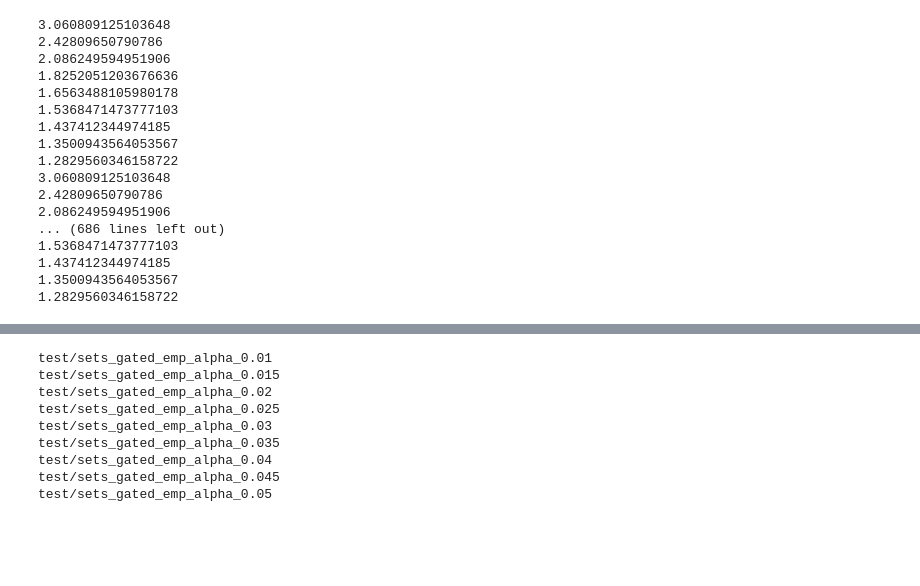
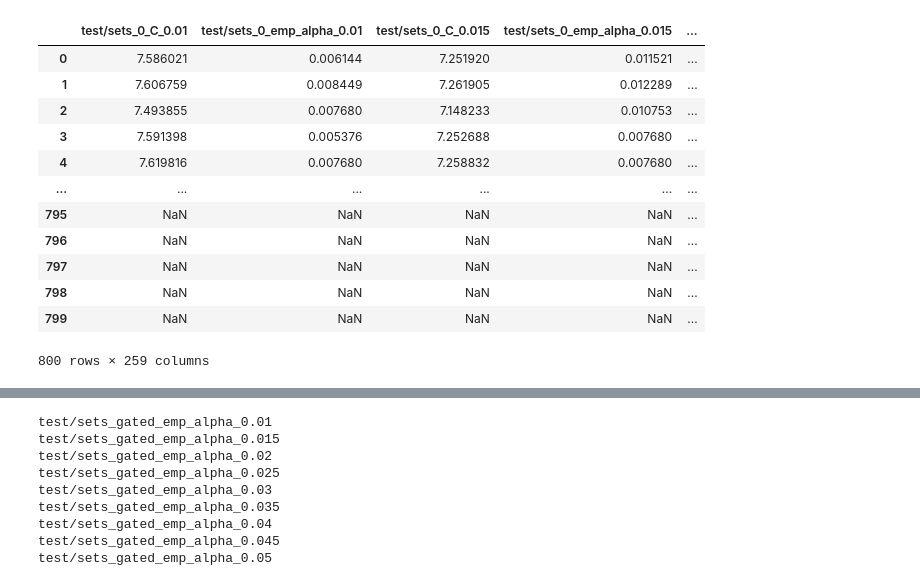
Before and after one commit to networkslab/dynn, a Jupyter notebook: src/notebooks/confidence_intervals_ce_ic.ipynb, the cells around one changed output, grey strips where cells are left out. Drawn from its saved outputs; the diff is of its cells as text; code cells hidden in the pictures; blank space fills up the shorter version.

```diff
--- a/src/notebooks/confidence_intervals_ce_ic.ipynb
+++ b/src/notebooks/confidence_intervals_ce_ic.ipynb
@@ -240,48 +219,37 @@ def collect_baseline_data(list_dict_baseline, points):
     baseline_df = pd.DataFrame()
     closest_to_points = [(None, 100) for _ in points]
     for metrics in list_dict_baseline:
-        metrics['average_IC'] = np.mean(metrics['EXPECTED_FLOPS'])
+        metrics['average_IC'] = np.mean(metrics['EXPECTED_FLOPS'])/total_mudaa
         metrics['average_ACC'] = np.mean(metrics['ACC'])
         ic = np.mean(metrics['EXPECTED_FLOPS'])
 
         closest_to_points = replace_if_closer(points,closest_to_points, ic, metrics)
-        for cov_key in cov_keys_baseline:
-            metrics['average'+cov_key] = np.mean(metrics[cov_key])/100.0
-            metrics['alpha'+cov_key] = float(cov_key.split('_')[-1])
-        for C_key in C_keys_baseline:
-            metrics['average'+C_key] = np.mean(metrics[C_key])
-            print(np.mean(metrics_we_care_about[C_key]))
-        alpha_max = find_highest_cov(metrics, cov_keys_baseline, requested_alpha)
+#         for cov_key in cov_keys_baseline:
+#             alpha = float(cov_key.split('alpha_')[-1])
+#             metrics['average'+cov_key] = np.mean(metrics[cov_key])
+#             metrics['alpha'+cov_key] = float(cov_key.split('_')[-1])
+#         for C_key in C_keys_baseline:
+#             metrics['average'+C_key] = np.mean(metrics[C_key])
+#             print(np.mean(metrics_we_care_about[C_key]))
+#         alpha_max = find_highest_cov(metrics, cov_keys_baseline, requested_alpha)
 
-        if alpha_max >0 :
-            C_key = type_of_conf+'C_'+str(alpha_max)
-            metrics['C'] = metrics[C_key]
-            metrics['emp_alpha'] = alpha_max
+#         if alpha_max >0 :
+#             C_key = type_of_conf+'C_'+str(alpha_max)
+#             metrics['C'] = metrics[C_key]
+#             metrics['emp_alpha'] = alpha_max
         df = pd.DataFrame(data=metrics)
         baseline_df = pd.concat([df, baseline_df],axis=0, ignore_index=True)
     return baseline_df, [tuple_points[0] for tuple_points in closest_to_points]
 
 
 boosted_df, boosted_points = collect_baseline_data(list_dict_boosted, [our_point_ic, our_point2_ic])
+boosted_df['method'] = boo_name
 weighted_df, weighted_points = collect_baseline_data(list_dict_weighted, [our_point_ic, our_point2_ic])
+weighted_df['method'] = w_name
+
+# baseline_df, baseline_points = collect_baseline_data(list_dict_baseline, [our_point_ic, our_point2_ic])
+# baseline_df['method'] = 'baseline'
+# baseline_df['average_IC'] = baseline_df['average_IC']/1000000
-# %% [output]
-3.060809125103648
-2.42809650790786
-2.086249594951906
-1.8252051203676636
-1.6563488105980178
-1.5368471473777103
-1.437412344974185
-1.3500943564053567
-1.2829560346158722
-3.060809125103648
-2.42809650790786
-2.086249594951906
-... (686 lines left out)
-1.5368471473777103
-1.437412344974185
-1.3500943564053567
-1.2829560346158722
 # %%
 boosted_point_ic  = np.mean(boosted_points[0]['EXPECTED_FLOPS'])
 boosted_point_acc  = np.mean(boosted_points[0]['ACC'])
@@ -299 +268,17 @@ filtered_weighted_df = weighted_df[weighted_df['average_ACC'].between(end_acc*0.
+# %%
+combined_df
+# %% [output]
+|  | test/sets_0_C_0.01 | test/sets_0_emp_alpha_0.01 | test/sets_0_C_0.015 | test/sets_0_emp_alpha_0.015 | ... |
+| 0 | 7.586021 | 0.006144 | 7.251920 | 0.011521 | ... |
+| 1 | 7.606759 | 0.008449 | 7.261905 | 0.012289 | ... |
+| 2 | 7.493855 | 0.007680 | 7.148233 | 0.010753 | ... |
+| 3 | 7.591398 | 0.005376 | 7.252688 | 0.007680 | ... |
+| 4 | 7.619816 | 0.007680 | 7.258832 | 0.007680 | ... |
+| ... | ... | ... | ... | ... | ... |
+| 795 | NaN | NaN | NaN | NaN | ... |
+| 796 | NaN | NaN | NaN | NaN | ... |
+| 797 | NaN | NaN | NaN | NaN | ... |
+| 798 | NaN | NaN | NaN | NaN | ... |
+| 799 | NaN | NaN | NaN | NaN | ... |
+800 rows × 259 columns
 # %%
```
Also changed, not shown: parts of 11 cells of this notebook, 1 other file.
